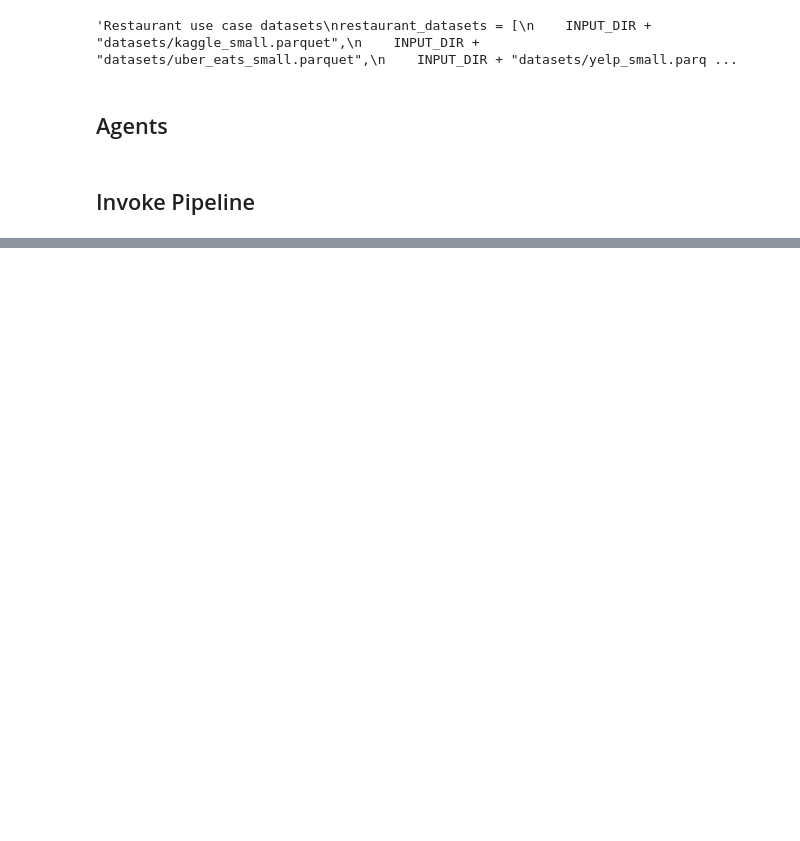
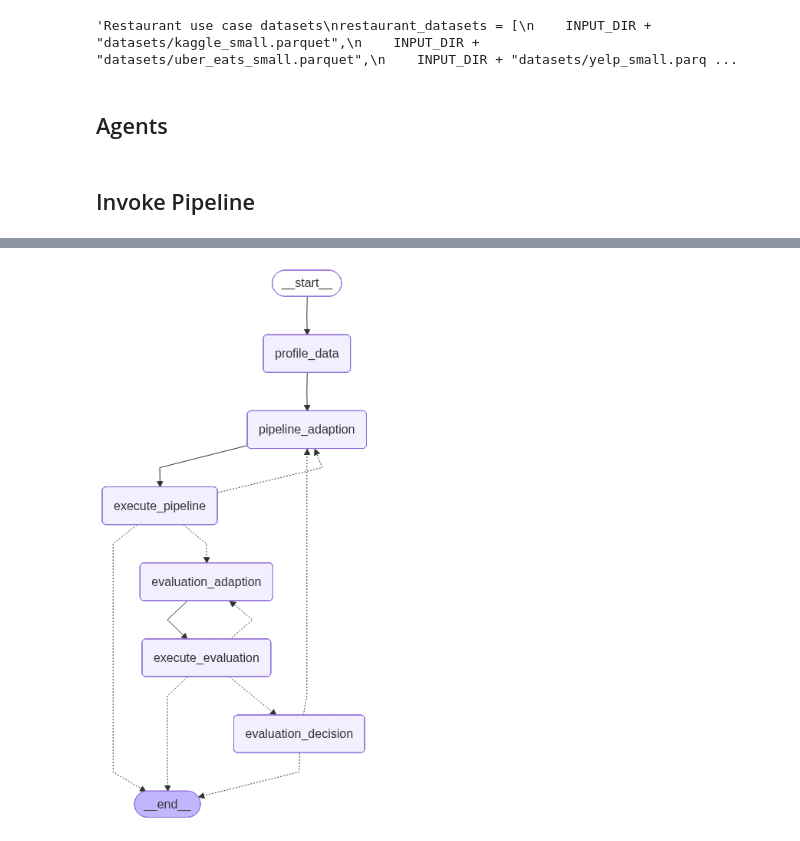
Before and after one commit to gdebus/data-integration-team-project, a Jupyter notebook: agents/AdaptationPipeline_API_Doc_VectorDB.ipynb, the cells around one changed output, grey strips where cells are left out. Drawn from its saved outputs; the diff is of its cells as text; code cells hidden in the pictures; blank space fills up the shorter version.

```diff
--- a/agents/AdaptationPipeline_API_Doc_VectorDB.ipynb
+++ b/agents/AdaptationPipeline_API_Doc_VectorDB.ipynb
@@ -645,7 +645,7 @@ class SimpleModelAgentState(TypedDict):
 
 class SimpleModelAgent:
 
-    def __init__(self, model, profileTool):
+    def __init__(self, model, profileTool, search_tool):
         # initialize logger
         self.logger = logging.getLogger()
 
@@ -717,15 +717,8 @@ class SimpleModelAgent:
         graph.set_entry_point("profile_data")
         self.graph = graph.compile()
 
-        # make tools available to the model based on model type
-        # self.tools = {profileTool.name: profileTool}
-#        if USE_LLM == "groq" or USE_LLM == "gpt" or USE_LLM == "gemini":
-        # self.model = model.bind_tools([profileTool])
-#        elif USE_LLM == "gemini_broken":
-#            self.model = model.bind_tools(profileTool)
-        self.tools = {profileTool.name: profileTool}
-        search_tool = SearchDocumentationTool()
-        self.tools[search_tool.name] = search_tool
+       # Tools
+        self.tools = {profileTool.name: profileTool, search_tool.name: search_tool}
         self.model = model.bind_tools(list(self.tools.values()))
 
     # Creates tool calls to profile the data and saves it into agent state
@@ -1133,7 +1126,7 @@ datasets = [
 fusion_testset = INPUT_DIR + "testsets/music/test_set.xml"
 
 # prepare agent
-agent = SimpleModelAgent(llm, ProfileDatasetTool())
+agent = SimpleModelAgent(llm, ProfileDatasetTool(), SearchDocumentationTool())
 
 
 # Load blocking config if available (from BlockingTester run)
@@ -1210,0 +1204,6 @@ To disable this warning, you can either:
+# %%
+from IPython.display import Image, display
+
+display(Image(agent.graph.get_graph().draw_mermaid_png()))
+# %% [output]
+[figure, added]
```
Also changed, not shown: parts of 2 cells of this notebook, 37 other files.
